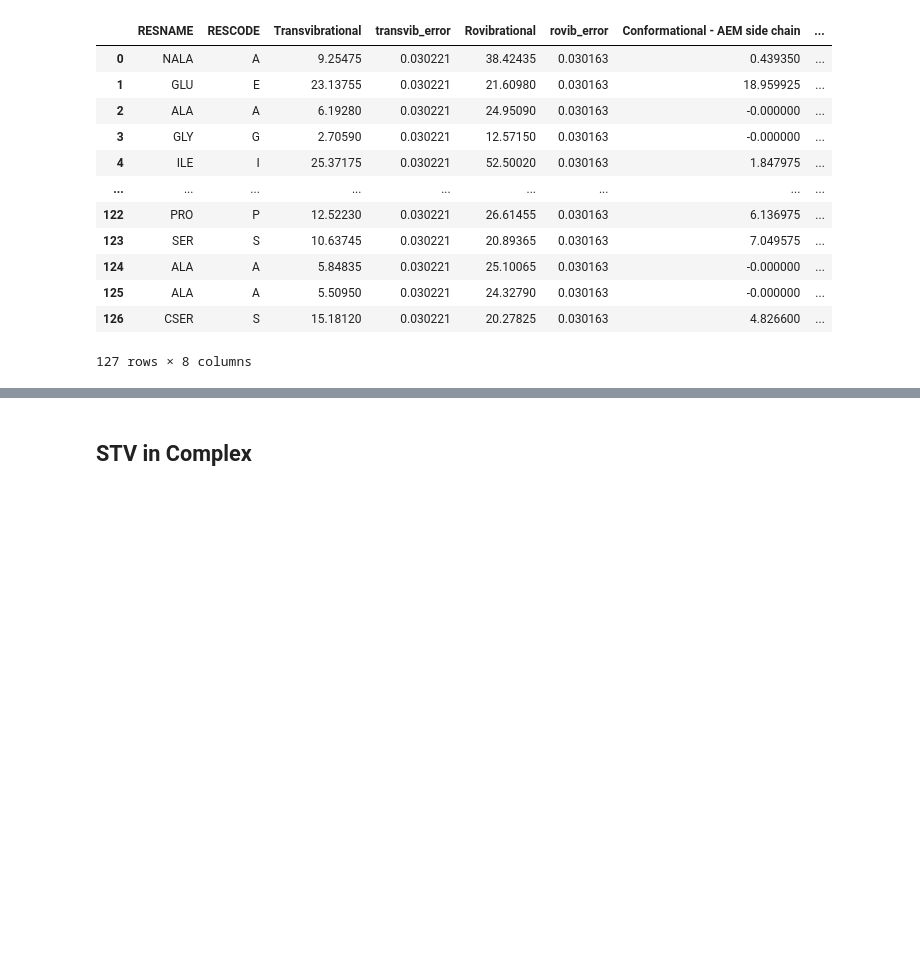
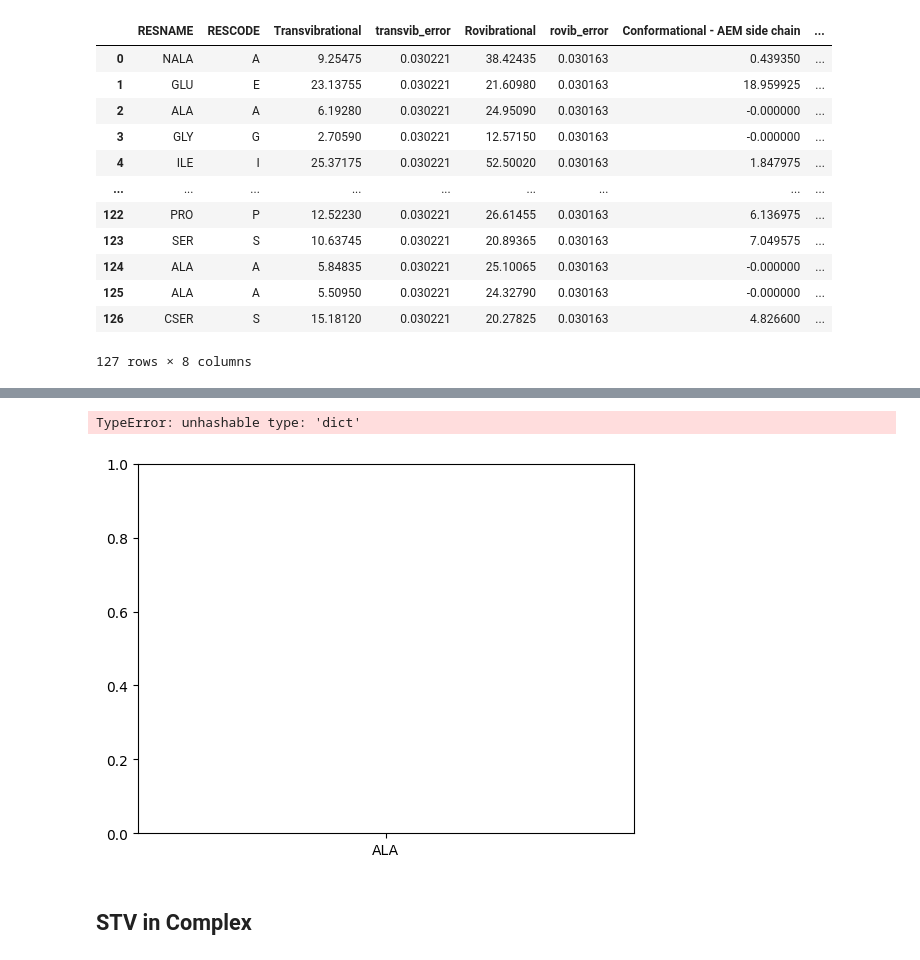
Before and after one commit to ioanaapapa/STV_BTN_Analysis, a Jupyter notebook: STV_BTN_Analysis.ipynb, the cells around one changed output, grey strips where cells are left out. Saved outputs shown, nothing was run; the diff lists cells and outputs as text; code cells hidden in the pictures; blank space fills up the shorter version.

Commit message:
more per residue analysis

```diff
--- a/STV_BTN_Analysis.ipynb
+++ b/STV_BTN_Analysis.ipynb
@@ -807,0 +895,6 @@ df_STV_unbound_per_residue
+# %%
+for residue in residues:
+    unbound_residue_count[residue]=0
+    unbound_residue_transvib[residue]=0
+    unbound_residue_rovib[residue]=0
+    unbound_residue_conf[residue]=0
@@ -807,0 +914,5 @@ df_STV_unbound_per_residue
+# %%
+for residue in residues:
+    unbound_residue_transvib[residue] = unbound_residue_transvib[residue]/unbound_residue_count[residue]
+    unbound_residue_rovib[residue] = unbound_residue_rovib[residue]/unbound_residue_count[residue]
+    unbound_residue_conf[residue] = unbound_residue_conf[residue]/unbound_residue_count[residue]
@@ -808,3 +954,38 @@ df_STV_unbound_per_residue
+# %%
+unbound_all_entropies = {'Transvibrational': [],
+                        'Rovibrational' :
+                        'Conformational':
+
+    }
+residues_1_letter = []
+for residue in residues:
+    residues_1_letter.append(residue_1_letter_codes[residue])
+    unbound_all_entropies[residue].append(unbound_residue_transvib)
+    unbound_all_entropies[residue].append(unbound_residue_rovib)
+    unbound_all_entropies[residue].append(unbound_residue_conf)
+# %%
+def plot_bar_chart (x_axis, y_axis_dict,filename,c_vector):
+    fig, ax = plt.subplots()
+    bottom = np.zeros(len(x_axis))
+    bar_width = 0.9
+    i=0
+    for entropy_component_name, entropy_component_values in y_axis_dict.items():
+        p = ax.bar(x_axis, entropy_component_values, bar_width, label= entropy_component_name, bottom=bottom, align ='center', color = c_vector[i])
+        bottom += entropy_component_values
+        i+=1
+    ax.set_ylabel ("Entropy ($ \mathrm{J \quad mol^{-1} \quad K^{-1}}$)")
+    ax.legend(loc="upper left", fontsize = 10)
+    margin = (1 - bar_width) + bar_width / 2
+    #ax.set_xlim(-0.9, 2.9)
+    ax.set_ylim(0,70)
+    plt.show()
+    fig.savefig(filename)
+    plt.close(fig)
+# %%
+plot_bar_chart(residues, unbound_all_entropies, "unbound_avg_per_residue.png", colors )
+# %% [output]
+TypeError: unhashable type: 'dict'
+[figure, added]
 # %% [markdown]
 ## STV in Complex
 # %% [markdown]
```
Also changed, not shown: parts of 16 cells of this notebook, 2 other files.
